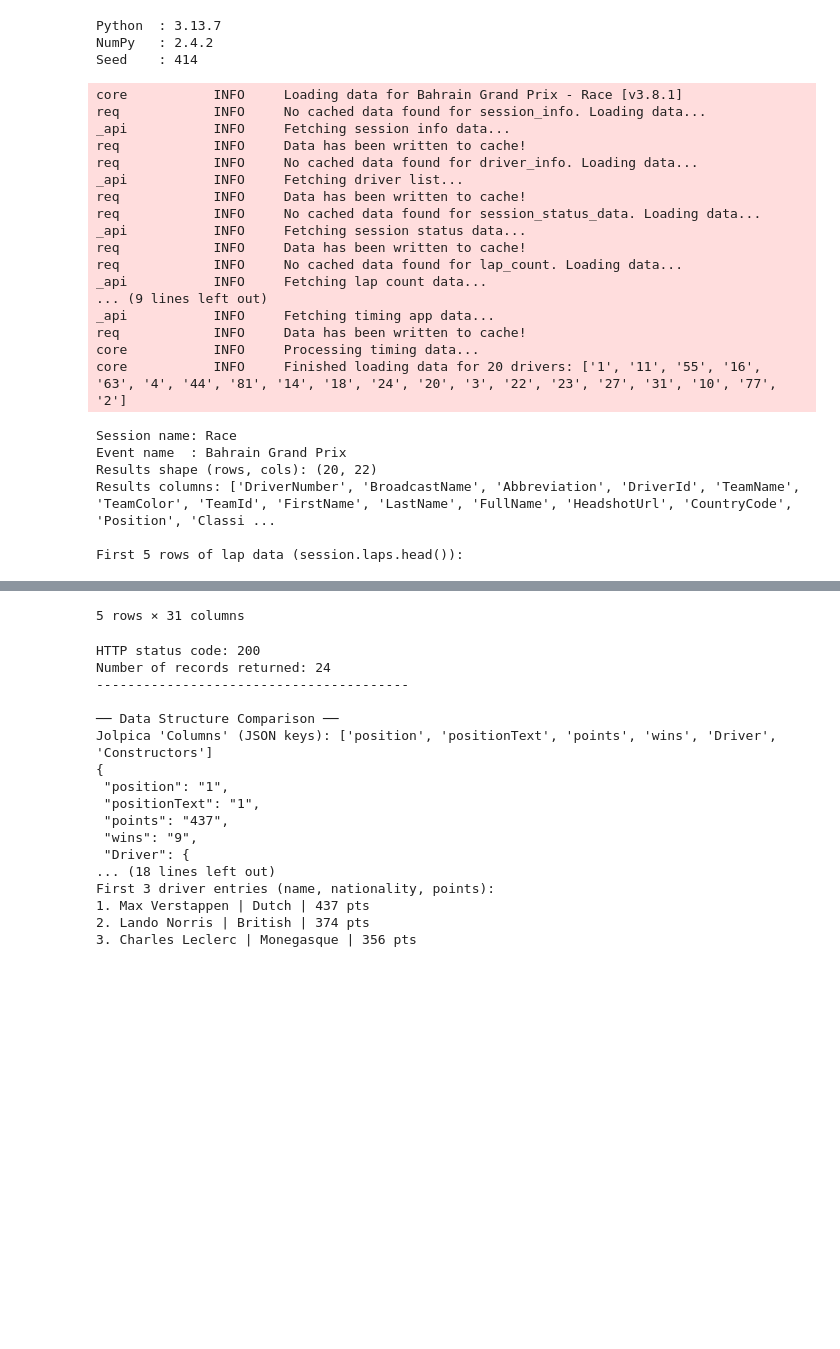
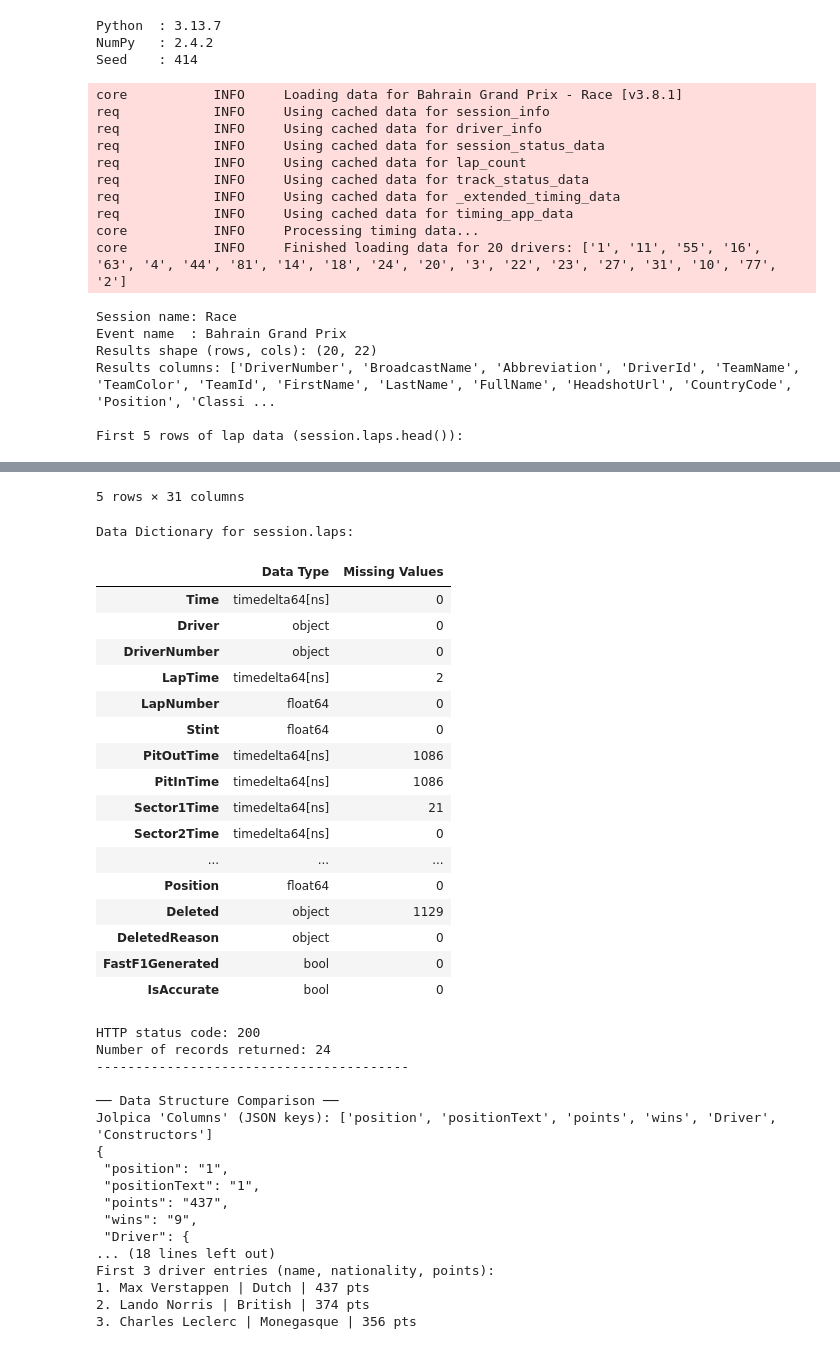
Before and after one commit to marguerr04/iit414w-lab00-marguerr04, a Jupyter notebook: data_check.ipynb, the cells around one changed output, grey strips where cells are left out. Drawn from its saved outputs; the diff is of its cells as text; code cells hidden in the pictures; blank space fills up the shorter version.

```diff
--- a/data_check.ipynb
+++ b/data_check.ipynb
@@ -19,9 +19,12 @@ Python  : 3.13.7
 NumPy   : 2.4.2
 Seed    : 414
 # %%
+
+
 # ──  FastF1 Session Load (Bahrain 2024 Race) ─────────────────────────
 import fastf1
 import os
+import pandas as pd
 
 # Import cache of f1 if exists for faster load of data
 os.makedirs('fastf1_cache', exist_ok=True)
@@ -31,47 +34,66 @@ fastf1.Cache.enable_cache('fastf1_cache')
 # Load one complete session from the 2024 season
 # The race will be 'Bahrain'
 session = fastf1.get_session(2024, 'Bahrain', 'R')
 session.load(laps=True, telemetry=False, weather=False, messages=False)
 
 # Required outputs
 print(f"Session name: {session.name}")
 print(f"Event name  : {session.event['EventName']}")
 print(f"Results shape (rows, cols): {session.results.shape}")
 print(f"Results columns: {list(session.results.columns)}")
 
 print('\nFirst 5 rows of lap data (session.laps.head()):')
 display(session.laps.head(5))
+
+# we assume for the moment any Nan value is missing, can be more missiong values with a flag, but that will be analized in an EDA
+print('\nData Dictionary for session.laps:')
+data_dictionary_f1 = pd.DataFrame({
+    'Data Type': session.laps.dtypes,
+    'Missing Values': session.laps.isna().sum()})
+
+display(data_dictionary_f1)
 # %% [output]
 core           INFO     Loading data for Bahrain Grand Prix - Race [v3.8.1]
-req            INFO     No cached data found for session_info. Loading data...
-_api           INFO     Fetching session info data...
-req            INFO     Data has been written to cache!
-req            INFO     No cached data found for driver_info. Loading data...
-_api           INFO     Fetching driver list...
-req            INFO     Data has been written to cache!
-req            INFO     No cached data found for session_status_data. Loading data...
-_api           INFO     Fetching session status data...
-req            INFO     Data has been written to cache!
-req            INFO     No cached data found for lap_count. Loading data...
-_api           INFO     Fetching lap count data...
-... (9 lines left out)
-_api           INFO     Fetching timing app data...
-req            INFO     Data has been written to cache!
+req            INFO     Using cached data for session_info
+req            INFO     Using cached data for driver_info
+req            INFO     Using cached data for session_status_data
+req            INFO     Using cached data for lap_count
+req            INFO     Using cached data for track_status_data
+req            INFO     Using cached data for _extended_timing_data
+req            INFO     Using cached data for timing_app_data
 core           INFO     Processing timing data...
 core           INFO     Finished loading data for 20 drivers: ['1', '11', '55', '16', '63', '4', '44', '81', '14', '18', '24', '20', '3', '22', '23', '27', '31', '10', '77', '2']
 Session name: Race
 Event name  : Bahrain Grand Prix
 Results shape (rows, cols): (20, 22)
 Results columns: ['DriverNumber', 'BroadcastName', 'Abbreviation', 'DriverId', 'TeamName', 'TeamColor', 'TeamId', 'FirstName', 'LastName', 'FullName', 'HeadshotUrl', 'CountryCode', 'Position', 'Classi ...
 
 First 5 rows of lap data (session.laps.head()):
 |  | Time | Driver | DriverNumber | LapTime | LapNumber | Stint | PitOutTime | PitInTime | Sector1Time | ... |
 | 0 | 0 days 01:01:37.489000 | VER | 1 | 0 days 00:01:37.284000 | 1.0 | 1.0 | NaT | NaT | NaT | ... |
 | 1 | 0 days 01:03:13.785000 | VER | 1 | 0 days 00:01:36.296000 | 2.0 | 1.0 | NaT | NaT | 0 days 00:00:30.916000 | ... |
 | 2 | 0 days 01:04:50.538000 | VER | 1 | 0 days 00:01:36.753000 | 3.0 | 1.0 | NaT | NaT | 0 days 00:00:30.999000 | ... |
 | 3 | 0 days 01:06:27.185000 | VER | 1 | 0 days 00:01:36.647000 | 4.0 | 1.0 | NaT | NaT | 0 days 00:00:30.931000 | ... |
 | 4 | 0 days 01:08:04.358000 | VER | 1 | 0 days 00:01:37.173000 | 5.0 | 1.0 | NaT | NaT | 0 days 00:00:31.255000 | ... |
 5 rows × 31 columns
+Data Dictionary for session.laps:
+|  | Data Type | Missing Values |
+| Time | timedelta64[ns] | 0 |
+| Driver | object | 0 |
+| DriverNumber | object | 0 |
+| LapTime | timedelta64[ns] | 2 |
+| LapNumber | float64 | 0 |
+| Stint | float64 | 0 |
+| PitOutTime | timedelta64[ns] | 1086 |
+| PitInTime | timedelta64[ns] | 1086 |
+| Sector1Time | timedelta64[ns] | 21 |
+| Sector2Time | timedelta64[ns] | 0 |
+| ... | ... | ... |
+| Position | float64 | 0 |
+| Deleted | object | 1129 |
+| DeletedReason | object | 0 |
+| FastF1Generated | bool | 0 |
+| IsAccurate | bool | 0 |
 # %%
 # ── Cell 3: Jolpica API Query (Ergast successor) ─────────────────────────────
 
```
Also changed, not shown: parts of 1 cell of this notebook, 3 other files.
